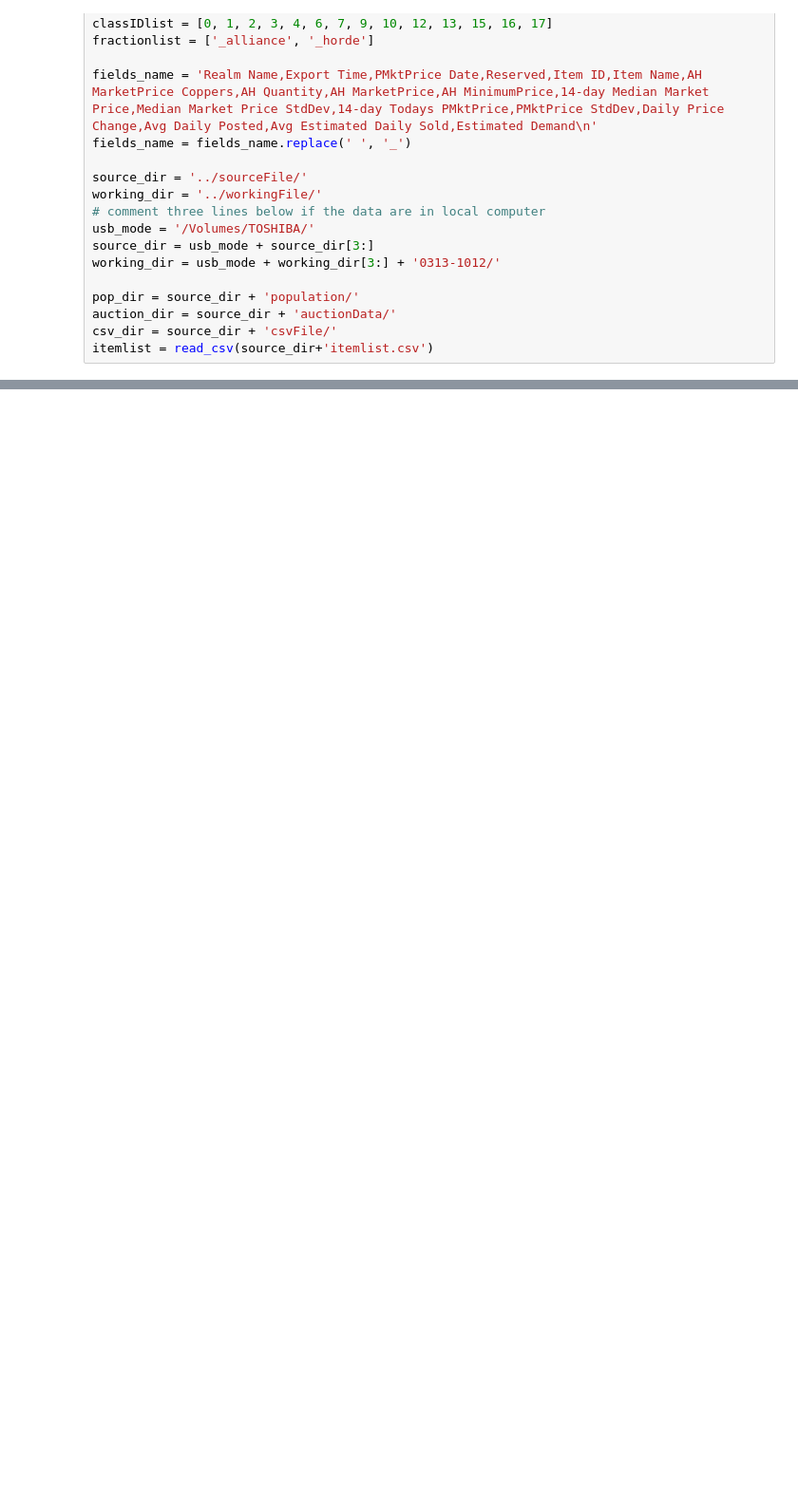
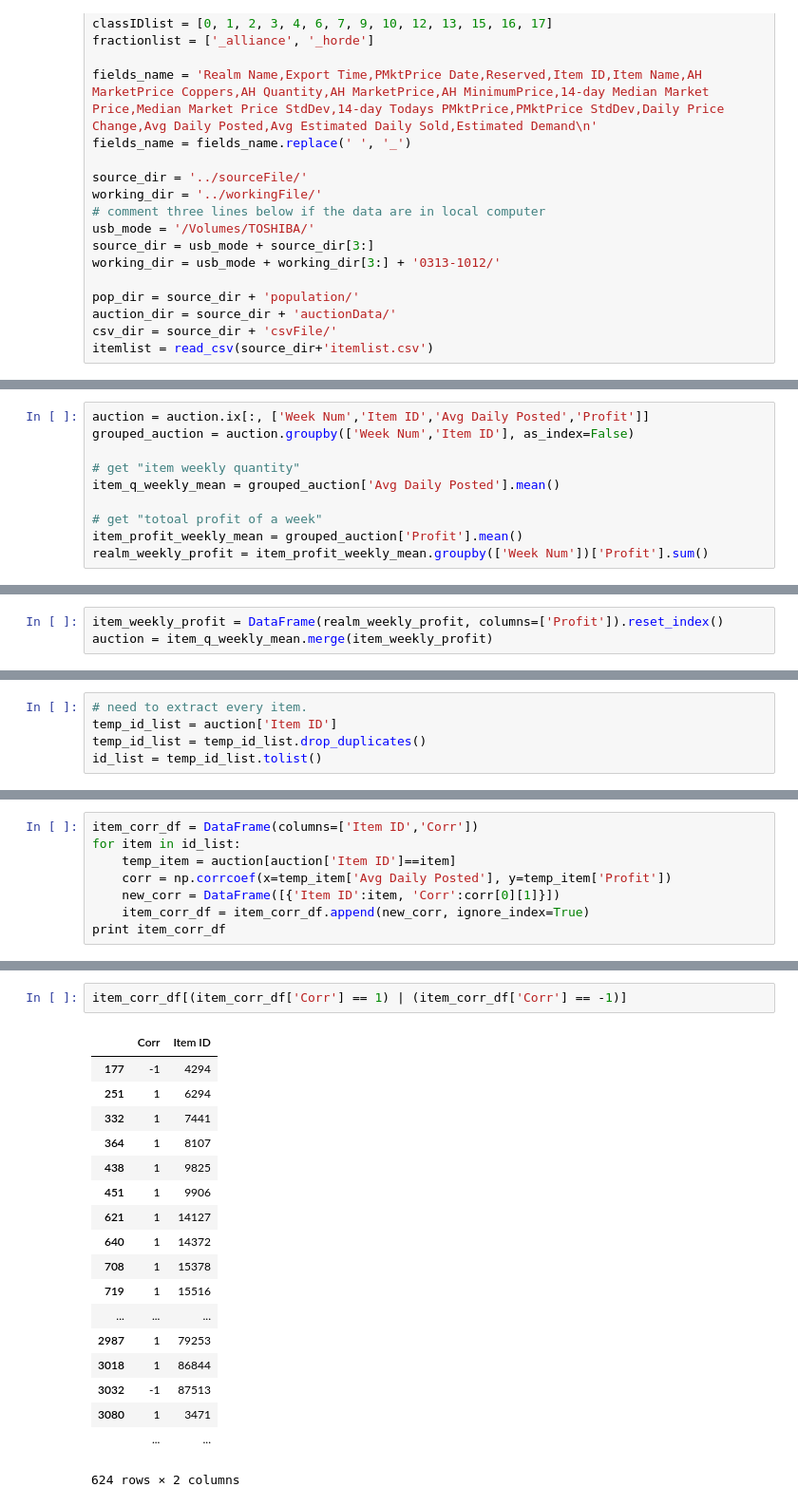
Before and after one commit to jlSche/WoW-Auction-Analyser, a Jupyter notebook: exeFile/method1.ipynb, the cells around one changed output, grey strips where cells are left out. Shown at 95% size. Cells and saved outputs as stored; diff of their text form; blank space fills up the shorter version.

```diff
--- a/exeFile/method1.ipynb
+++ b/exeFile/method1.ipynb
@@ -120,0 +78,10 @@ temp.drop_duplicates()
+# %%
+auction = auction.ix[:, ['Week Num','Item ID','Avg Daily Posted','Profit']]
+grouped_auction = auction.groupby(['Week Num','Item ID'], as_index=False)
+
+# get "item weekly quantity"
+item_q_weekly_mean = grouped_auction['Avg Daily Posted'].mean()
+
+# get "totoal profit of a week"
+item_profit_weekly_mean = grouped_auction['Profit'].mean()
+realm_weekly_profit = item_profit_weekly_mean.groupby(['Week Num'])['Profit'].sum()
@@ -120,0 +90,3 @@ temp.drop_duplicates()
+# %%
+item_weekly_profit = DataFrame(realm_weekly_profit, columns=['Profit']).reset_index()
+auction = item_q_weekly_mean.merge(item_weekly_profit)
@@ -120,0 +95,5 @@ temp.drop_duplicates()
+# %%
+# need to extract every item.
+temp_id_list = auction['Item ID']
+temp_id_list = temp_id_list.drop_duplicates()
+id_list = temp_id_list.tolist()
@@ -120,0 +102,8 @@ temp.drop_duplicates()
+# %%
+item_corr_df = DataFrame(columns=['Item ID','Corr'])
+for item in id_list:
+    temp_item = auction[auction['Item ID']==item]
+    corr = np.corrcoef(x=temp_item['Avg Daily Posted'], y=temp_item['Profit'])
+    new_corr = DataFrame([{'Item ID':item, 'Corr':corr[0][1]}])
+    item_corr_df = item_corr_df.append(new_corr, ignore_index=True)
+print item_corr_df
@@ -120,0 +149,21 @@ temp.drop_duplicates()
+# %%
+item_corr_df[(item_corr_df['Corr'] == 1) | (item_corr_df['Corr'] == -1)]
+# %% [output]
+|  | Corr | Item ID |
+| 177 | -1 | 4294 |
+| 251 | 1 | 6294 |
+| 332 | 1 | 7441 |
+| 364 | 1 | 8107 |
+| 438 | 1 | 9825 |
+| 451 | 1 | 9906 |
+| 621 | 1 | 14127 |
+| 640 | 1 | 14372 |
+| 708 | 1 | 15378 |
+| 719 | 1 | 15516 |
+| ... | ... | ... |
+| 2987 | 1 | 79253 |
+| 3018 | 1 | 86844 |
+| 3032 | -1 | 87513 |
+| 3080 | 1 | 3471 |
+|  | ... | ... |
+624 rows × 2 columns
```
Also changed, not shown: parts of 21 cells of this notebook, 1 other file.
